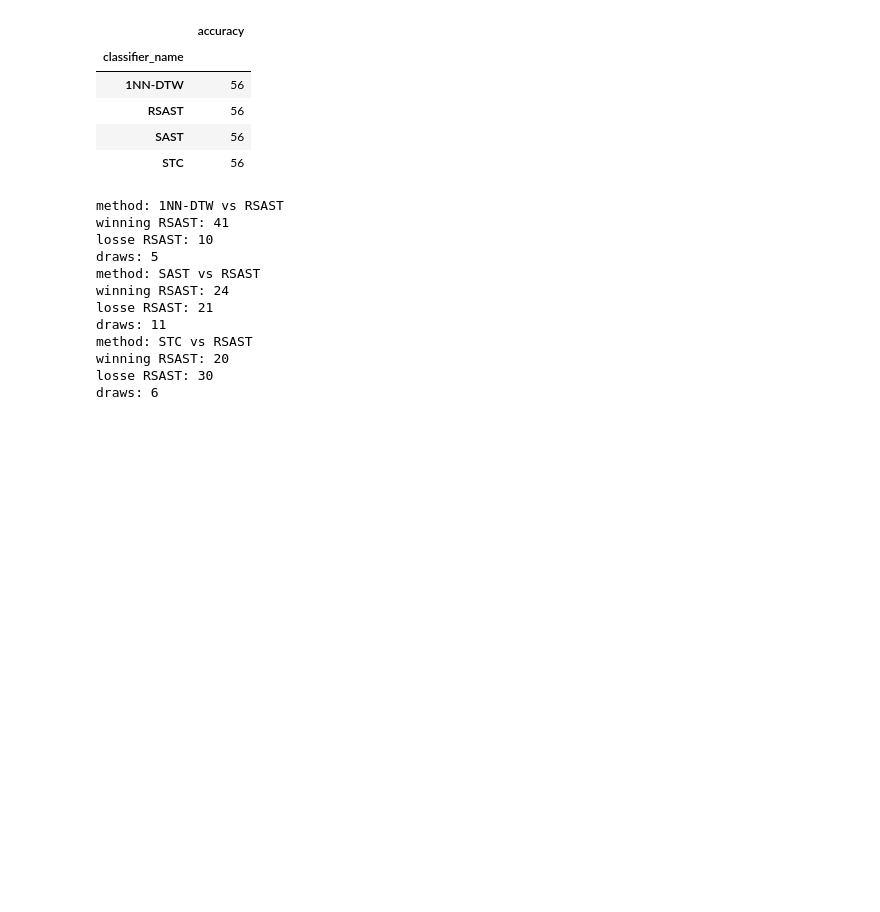
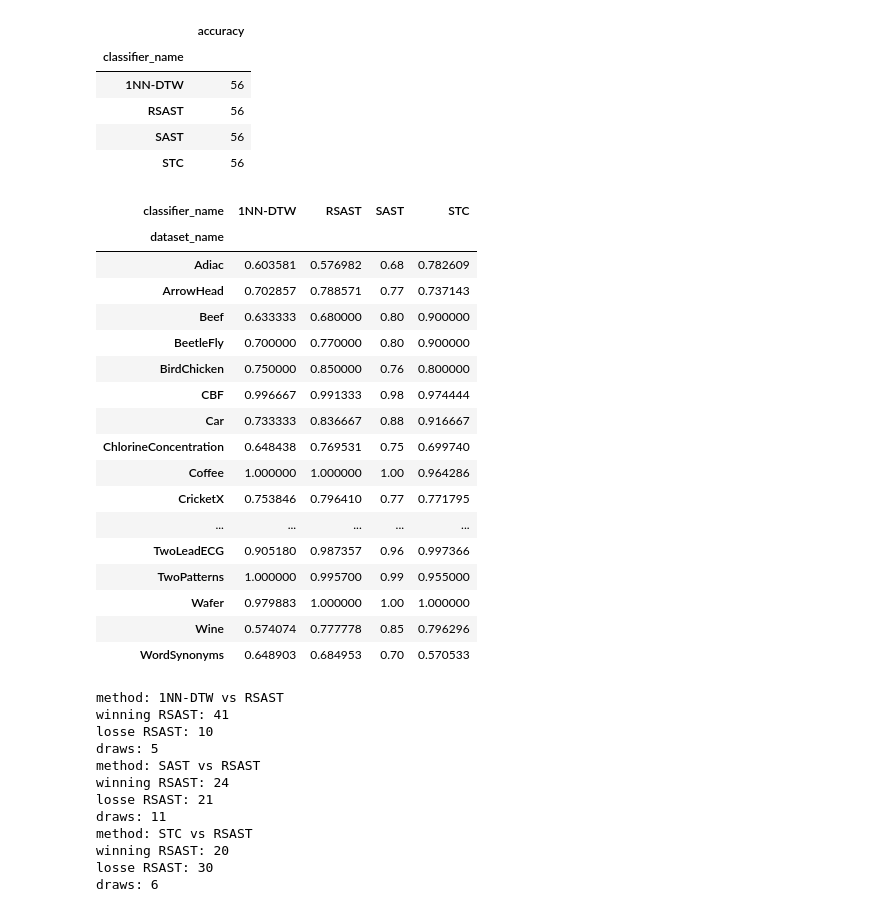
Before and after one commit to nirojasva/random_sast, a Jupyter notebook: ExperimentationRSAST/analysis_rsast_vs_other_method.ipynb, the cells around one changed output. Saved outputs shown, nothing was run; the diff lists cells and outputs as text; code cells hidden in the pictures; blank space fills up the shorter version.

```diff
--- a/ExperimentationRSAST/analysis_rsast_vs_other_method.ipynb
+++ b/ExperimentationRSAST/analysis_rsast_vs_other_method.ipynb
@@ -633,6 +628,29 @@ pd.pivot_table(df_perf, values='accuracy', index=['classifier_name'], aggfunc='c
 | RSAST | 56 |
 | SAST | 56 |
 | STC | 56 |
+# %%
+#concatenated_df['classifier_name']=concatenated_df['classifier_name'].str.split('_').str[0]
+score_by_method=pd.pivot_table(df_perf, values='accuracy', columns=['classifier_name'],index=['dataset_name'], aggfunc='mean')
+score_by_method
+# %% [output]
+| classifier_name | 1NN-DTW | RSAST | SAST | STC |
+| dataset_name |  |  |  |  |
+| Adiac | 0.603581 | 0.576982 | 0.68 | 0.782609 |
+| ArrowHead | 0.702857 | 0.788571 | 0.77 | 0.737143 |
+| Beef | 0.633333 | 0.680000 | 0.80 | 0.900000 |
+| BeetleFly | 0.700000 | 0.770000 | 0.80 | 0.900000 |
+| BirdChicken | 0.750000 | 0.850000 | 0.76 | 0.800000 |
+| CBF | 0.996667 | 0.991333 | 0.98 | 0.974444 |
+| Car | 0.733333 | 0.836667 | 0.88 | 0.916667 |
+| ChlorineConcentration | 0.648438 | 0.769531 | 0.75 | 0.699740 |
+| Coffee | 1.000000 | 1.000000 | 1.00 | 0.964286 |
+| CricketX | 0.753846 | 0.796410 | 0.77 | 0.771795 |
+| ... | ... | ... | ... | ... |
+| TwoLeadECG | 0.905180 | 0.987357 | 0.96 | 0.997366 |
+| TwoPatterns | 1.000000 | 0.995700 | 0.99 | 0.955000 |
+| Wafer | 0.979883 | 1.000000 | 1.00 | 1.000000 |
+| Wine | 0.574074 | 0.777778 | 0.85 | 0.796296 |
+| WordSynonyms | 0.648903 | 0.684953 | 0.70 | 0.570533 |
 # %%
 t_score_by_method=pd.pivot_table(df_perf, values='accuracy', index=['classifier_name'],columns=['dataset_name'], aggfunc='mean')
 t_score_by_method=t_score_by_method.transpose()#[[hyperparameter,"SAST"]].round(2)
```
Also changed, not shown: parts of 11 cells of this notebook, 7 other files.
